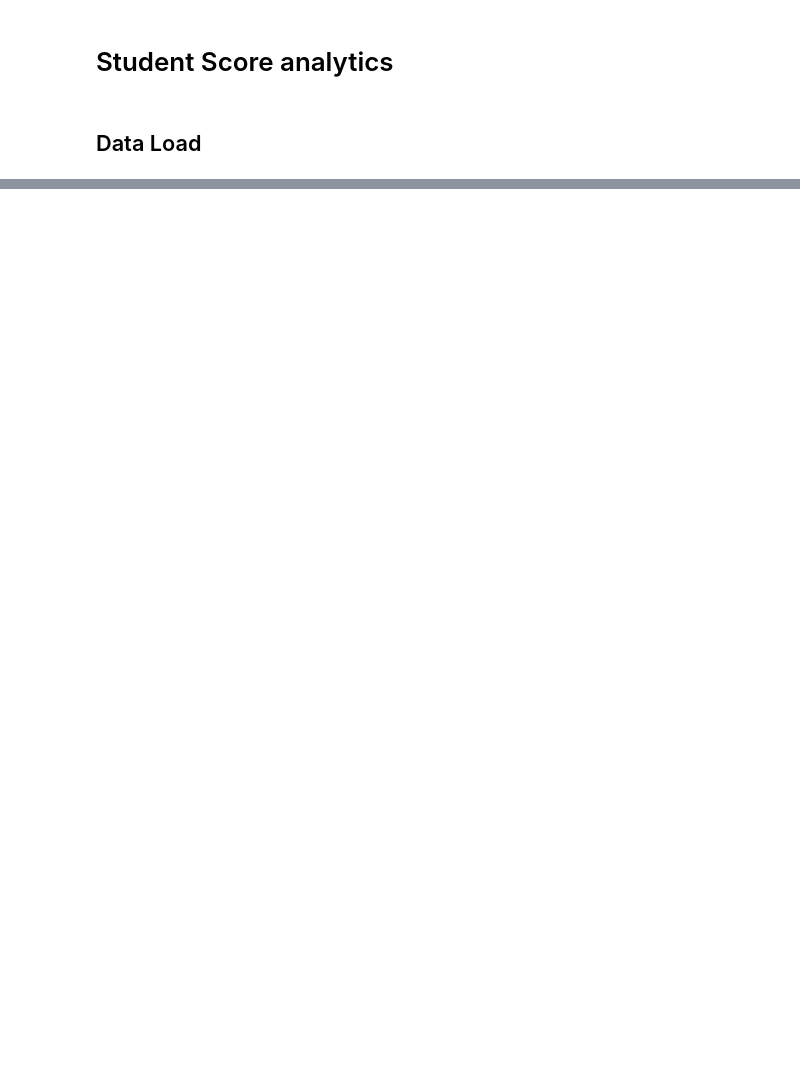
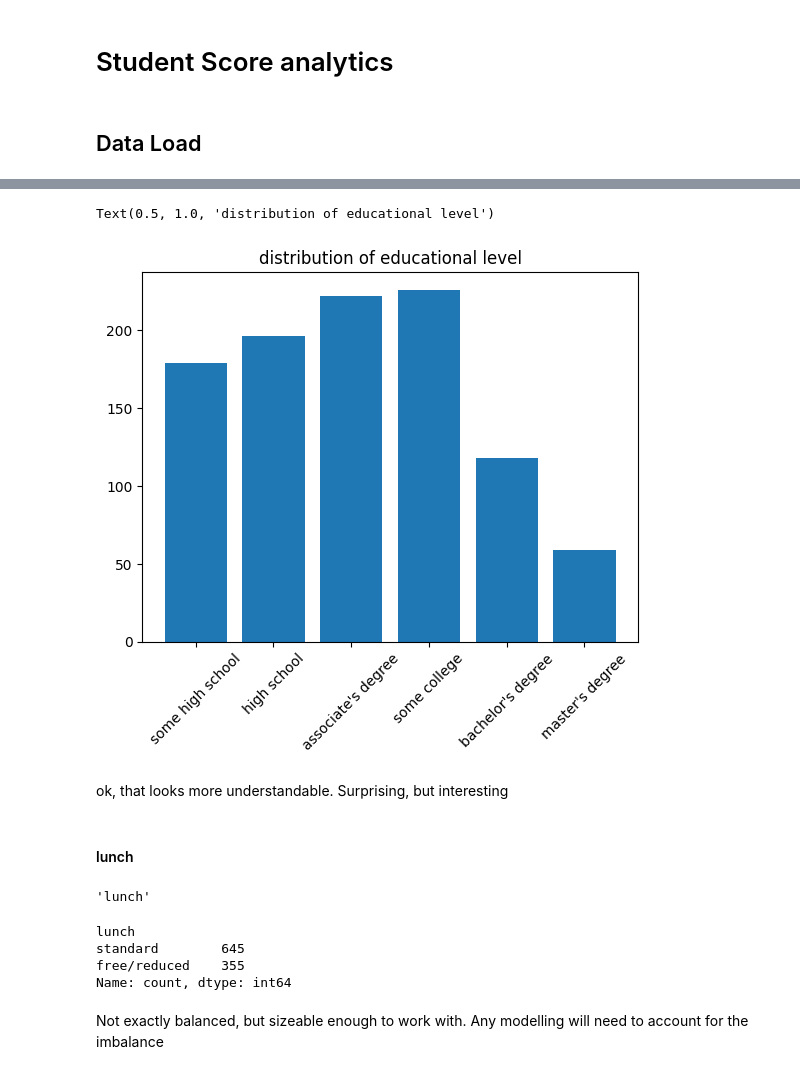
Before and after one commit to unded666/MeshTask, a Jupyter notebook: Student Score Analysis.ipynb, the cells around one changed output, grey strips where cells are left out. Saved outputs shown, nothing was run; the diff lists cells and outputs as text; code cells hidden in the pictures; blank space fills up the shorter version.

```diff
--- a/Student Score Analysis.ipynb
+++ b/Student Score Analysis.ipynb
@@ -17,0 +133,7 @@ ValueError: Excel file format cannot be determined, you must specify an engine m
+# %%
+education_dict= {'some high school': 0,
+                 'high school': 1,
+                 "associate's degree": 2,
+                 'some college': 3,
+                 "bachelor's degree": 4,
+                 "master's degree": 5}
@@ -17,0 +146,2 @@ ValueError: Excel file format cannot be determined, you must specify an engine m
+# %%
+student_df[feature_of_interest] = student_df.apply (lambda x: education_dict[x[feature_of_interest]], axis=1)
@@ -17,0 +157,29 @@ ValueError: Excel file format cannot be determined, you must specify an engine m
+# %%
+reverse_edu_dict = {val: key for key, val in education_dict.items()}
+# %%
+VCi = student_df[feature_of_interest].value_counts().sort_index()
+XTix = [reverse_edu_dict[key] for key in VCi.index]
+_ = plt.bar(range(6),VCi.values)
+_ = plt.xticks(range(6),XTix, rotation=45)
+plt.title ('distribution of educational level')
+# %% [output]
+Text(0.5, 1.0, 'distribution of educational level')
+[figure, added]
+# %% [markdown]
+ok, that looks more understandable. Surprising, but interesting
+# %% [markdown]
+#### lunch
+# %%
+feature_of_interest = student_df.columns[2]
+feature_of_interest
+# %% [output]
+'lunch'
+# %%
+student_df[feature_of_interest].value_counts()
+# %% [output]
+lunch
+standard        645
+free/reduced    355
+Name: count, dtype: int64
+# %% [markdown]
+Not exactly balanced, but sizeable enough to work with. Any modelling will need to account for the imbalance
```
Also changed, not shown: parts of 63 cells of this notebook, 1 other file.
